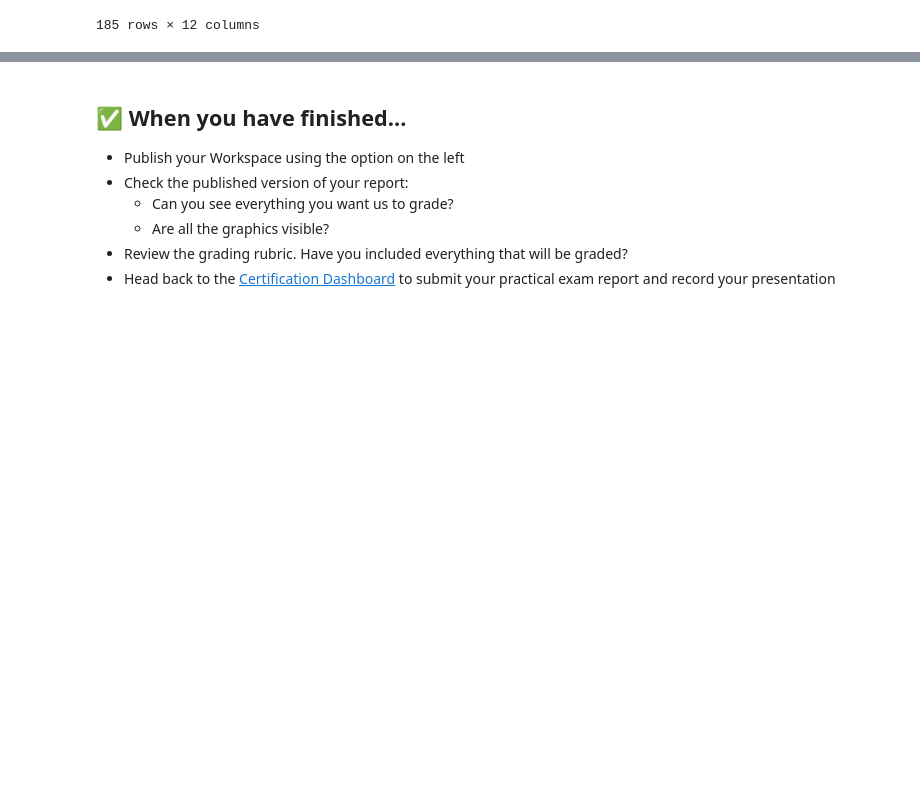
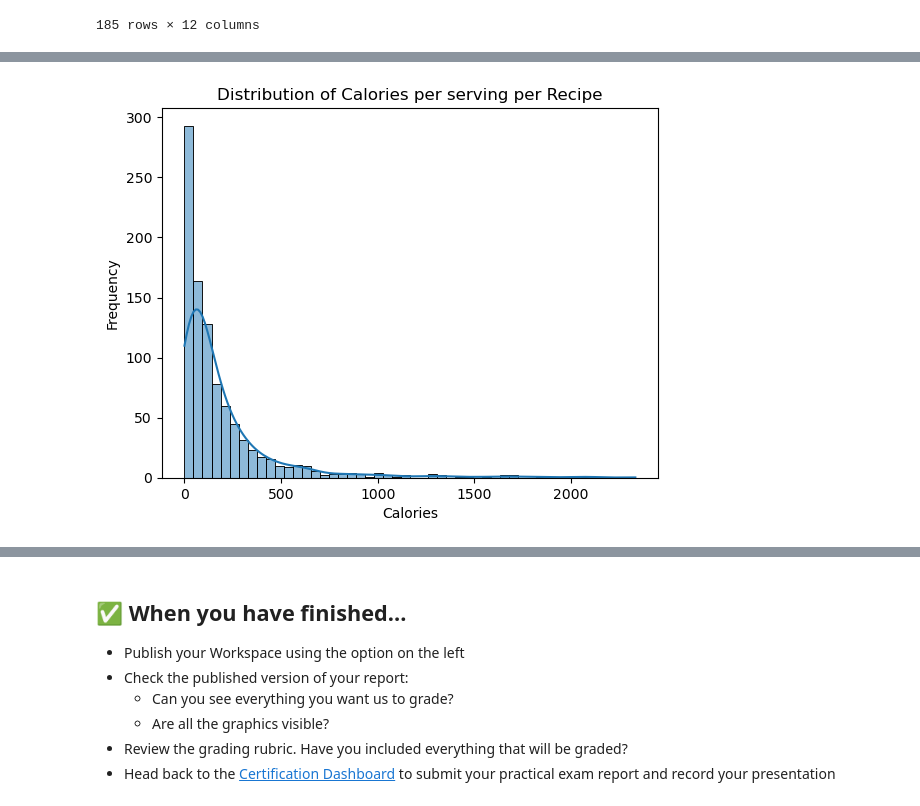
Before and after one commit to realivanivani/Recipe-Site-Traffic-Predictor, a Jupyter notebook: notebook_second_version.ipynb, the cells around one changed output, grey strips where cells are left out. Drawn from its saved outputs; the diff is of its cells as text; code cells hidden in the pictures; blank space fills up the shorter version.

```diff
--- a/notebook_second_version.ipynb
+++ b/notebook_second_version.ipynb
@@ -281,0 +300,9 @@ df[df.sugar > df.carbohydrate]
+# %%
+## Let's check this for calories per serving
+sns.histplot(df['calories_per_serving'], kde=True, bins=50)
+plt.title('Distribution of Calories per serving per Recipe')
+plt.xlabel('Calories')
+plt.ylabel('Frequency')
+plt.show()
+# %% [output]
+[figure, added]
```
Also changed, not shown: parts of 46 cells of this notebook.
